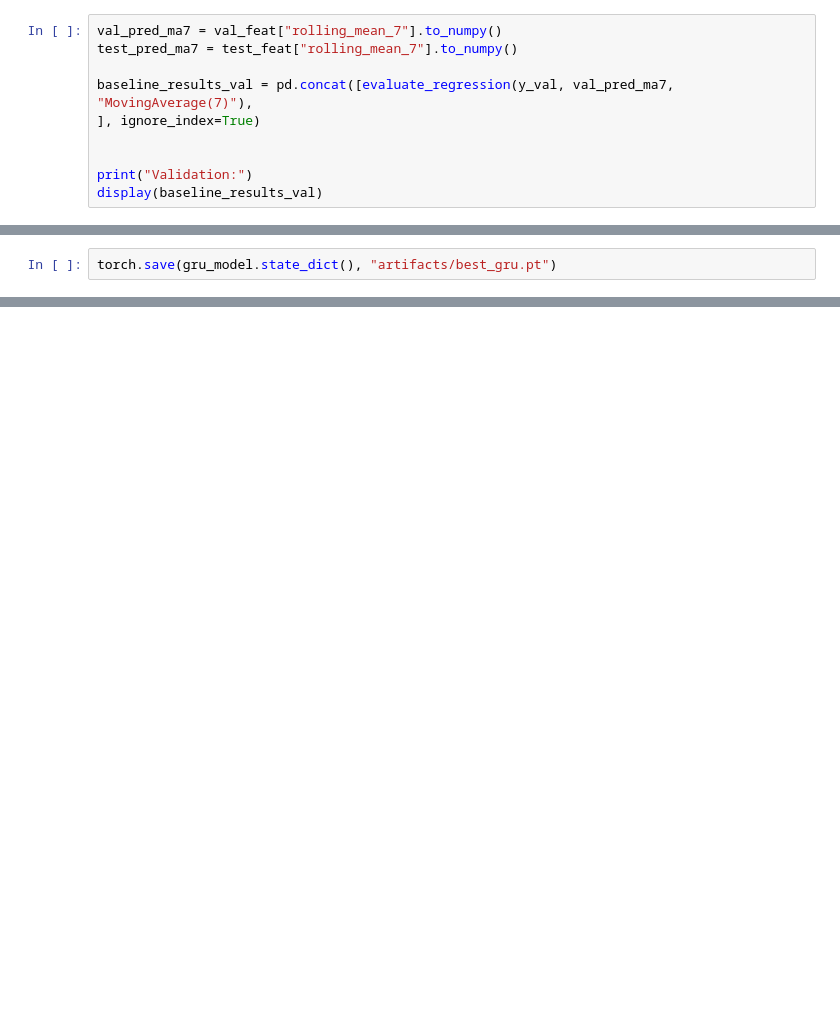
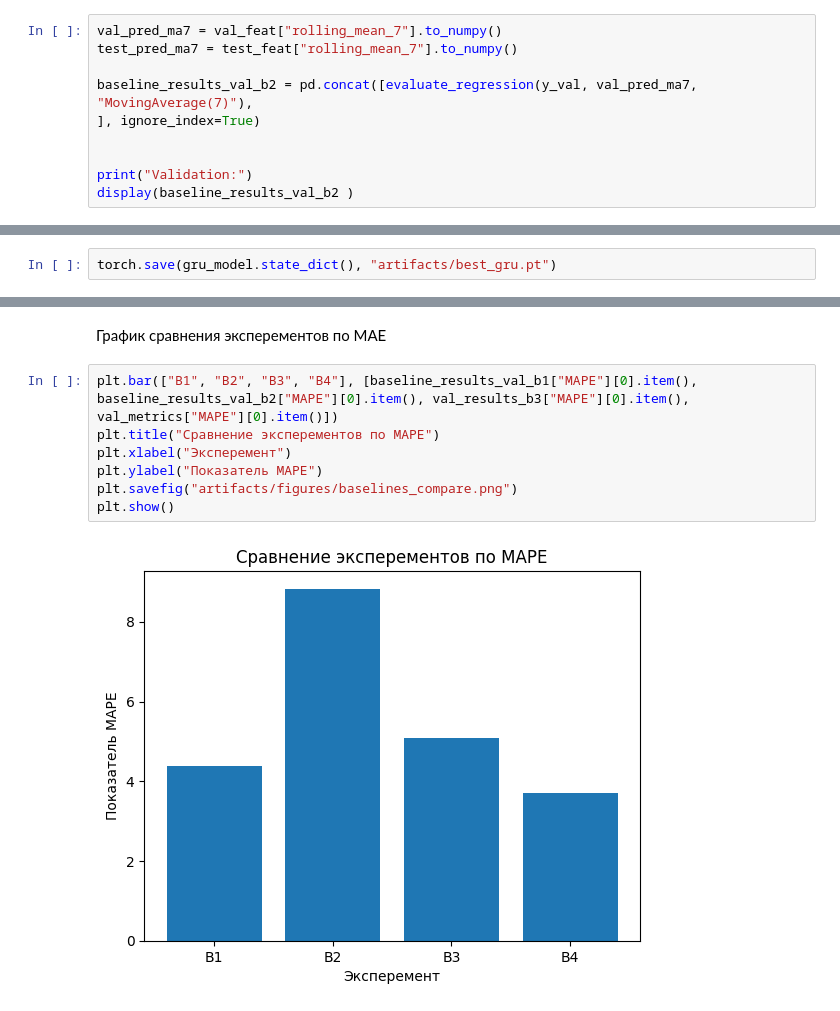
Before and after one commit to 7efirochka/aie-student-prod, a Jupyter notebook: homeworks/HW12/HW12.ipynb, the cells around one changed output, grey strips where cells are left out. Saved outputs shown, nothing was run; the diff lists cells and outputs as text; blank space fills up the shorter version.

```diff
--- a/homeworks/HW12/HW12.ipynb
+++ b/homeworks/HW12/HW12.ipynb
@@ -303,12 +318,12 @@ B2 (moving-average): baseline на основе скользящего сред
 val_pred_ma7 = val_feat["rolling_mean_7"].to_numpy()
 test_pred_ma7 = test_feat["rolling_mean_7"].to_numpy()
 
-baseline_results_val = pd.concat([evaluate_regression(y_val, val_pred_ma7, "MovingAverage(7)"),
+baseline_results_val_b2 = pd.concat([evaluate_regression(y_val, val_pred_ma7, "MovingAverage(7)"),
 ], ignore_index=True)
 
 
 print("Validation:")
-display(baseline_results_val)
+display(baseline_results_val_b2 )
 # %% [output]
 Validation:
 |  | model | MAE | RMSE | MAPE |
@@ -515,0 +752,11 @@ plt.show()
+# %% [markdown]
+График сравнения эксперементов по MAE
+# %%
+plt.bar(["B1", "B2", "B3", "B4"], [baseline_results_val_b1["MAPE"][0].item(), baseline_results_val_b2["MAPE"][0].item(), val_results_b3["MAPE"][0].item(), val_metrics["MAPE"][0].item()])
+plt.title("Сравнение эксперементов по MAPE")
+plt.xlabel("Эксперемент")
+plt.ylabel("Показатель MAPE")
+plt.savefig("artifacts/figures/baselines_compare.png")
+plt.show()
+# %% [output]
+[figure, added]
```
Also changed, not shown: parts of 19 cells of this notebook, 16 other files.
